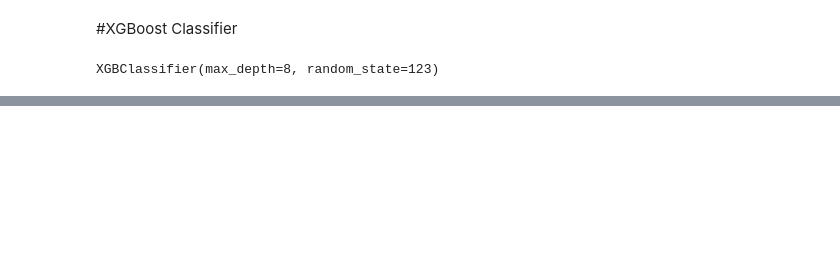
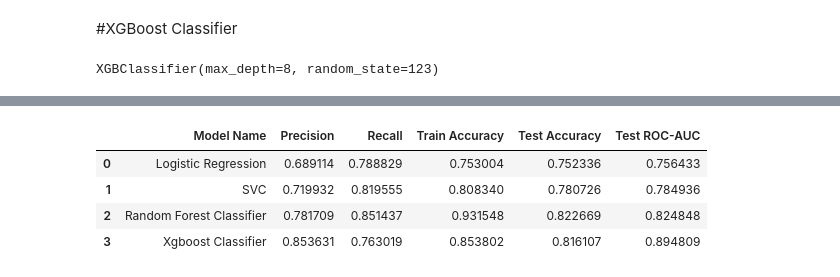
Before and after one commit to Aehteshaam-Shaikh/Credit-Card-Default-Prediction, a Jupyter notebook: Credit_Card_Default_Prediction_Capstone_Project.ipynb, the cells around one changed output, grey strips where cells are left out. Saved outputs shown, nothing was run; the diff lists cells and outputs as text; code cells hidden in the pictures; blank space fills up the shorter version.

```diff
--- a/Credit_Card_Default_Prediction_Capstone_Project.ipynb
+++ b/Credit_Card_Default_Prediction_Capstone_Project.ipynb
@@ -846,0 +848,15 @@ plt.show()
+# %%
+Results = pd.DataFrame()
+Results['Model Name'] = ['Logistic Regression', 'SVC', 'Random Forest Classifier', 'Xgboost Classifier']
+Results['Precision'] = [test_precision_score_lr, test_precision_score_SVC, test_precision_score_rf, xgb_precision]
+Results['Recall'] = [test_recall_score_lr, test_recall_score_SVC, test_recall_score_rf, xgb_recall]
+Results['Train Accuracy'] = [train_accuracy_lr, train_accuracy_SVC, train_accuracy_rf, train_acc_xgb]
+Results['Test Accuracy'] = [test_accuracy_lr, test_accuracy_SVC, test_accuracy_rf, test_acc_xgb]
+Results['Test ROC-AUC'] = [test_roc_score_lr,test_roc_score_SVC, test_roc_score_rf, xgb_auc_test]
+Results
+# %% [output]
+|  | Model Name | Precision | Recall | Train Accuracy | Test Accuracy | Test ROC-AUC |
+| 0 | Logistic Regression | 0.689114 | 0.788829 | 0.753004 | 0.752336 | 0.756433 |
+| 1 | SVC | 0.719932 | 0.819555 | 0.808340 | 0.780726 | 0.784936 |
+| 2 | Random Forest Classifier | 0.781709 | 0.851437 | 0.931548 | 0.822669 | 0.824848 |
+| 3 | Xgboost Classifier | 0.853631 | 0.763019 | 0.853802 | 0.816107 | 0.894809 |
```
Also changed, not shown: parts of 23 cells of this notebook.
